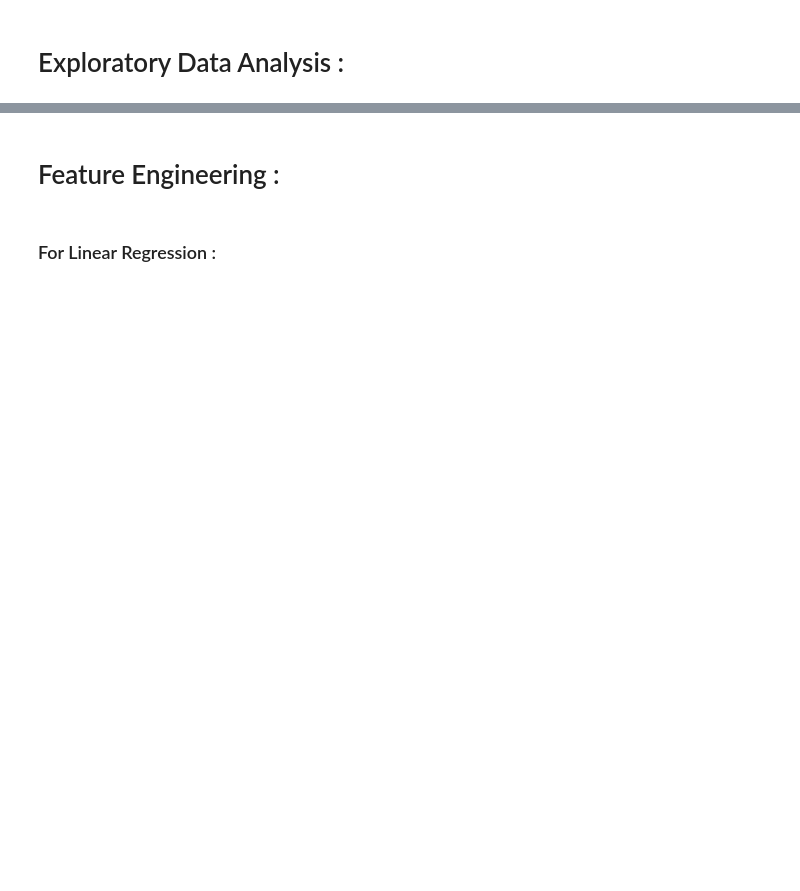
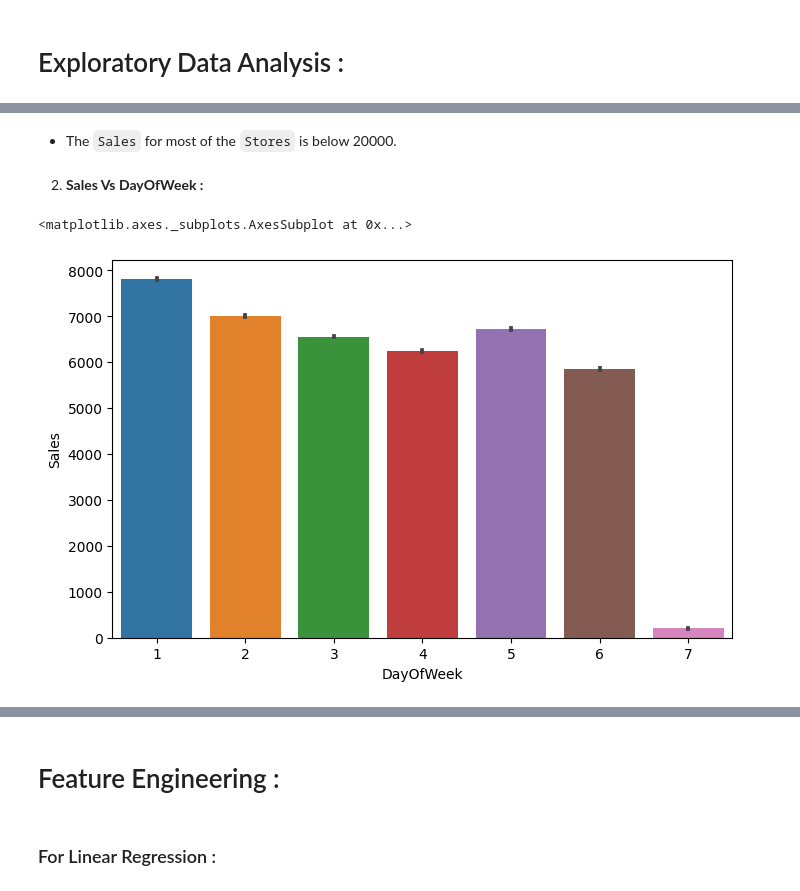
Before and after one commit to ansonsibi1/Anson-Sibi-M4W3_Rossmann_Sales_Prediction_Capstone_Project, a Jupyter notebook: Team_KASAR_Anson_Sibi_M4W3_Rossmann_Sales_Prediction_Capstone_Project.ipynb, the cells around one changed output, grey strips where cells are left out. Drawn from its saved outputs; the diff is of its cells as text; code cells hidden in the pictures; blank space fills up the shorter version.

```diff
--- a/Team_KASAR_Anson_Sibi_M4W3_Rossmann_Sales_Prediction_Capstone_Project.ipynb
+++ b/Team_KASAR_Anson_Sibi_M4W3_Rossmann_Sales_Prediction_Capstone_Project.ipynb
@@ -457,0 +530,11 @@ sns.scatterplot(df.Store,df.Sales,hue=df.Promo)
+# %% [markdown]
+* The `Sales` for most of the `Stores` is below 20000.
+# %% [markdown]
+2. **Sales Vs DayOfWeek :**
+# %%
+# Barplot for DayOfWeek and Sales column
+
+sns.barplot(store_sales_df.DayOfWeek,store_sales_df.Sales)
+# %% [output]
+<matplotlib.axes._subplots.AxesSubplot at 0x...>
+[figure, added]
```
Also changed, not shown: parts of 219 cells of this notebook.
